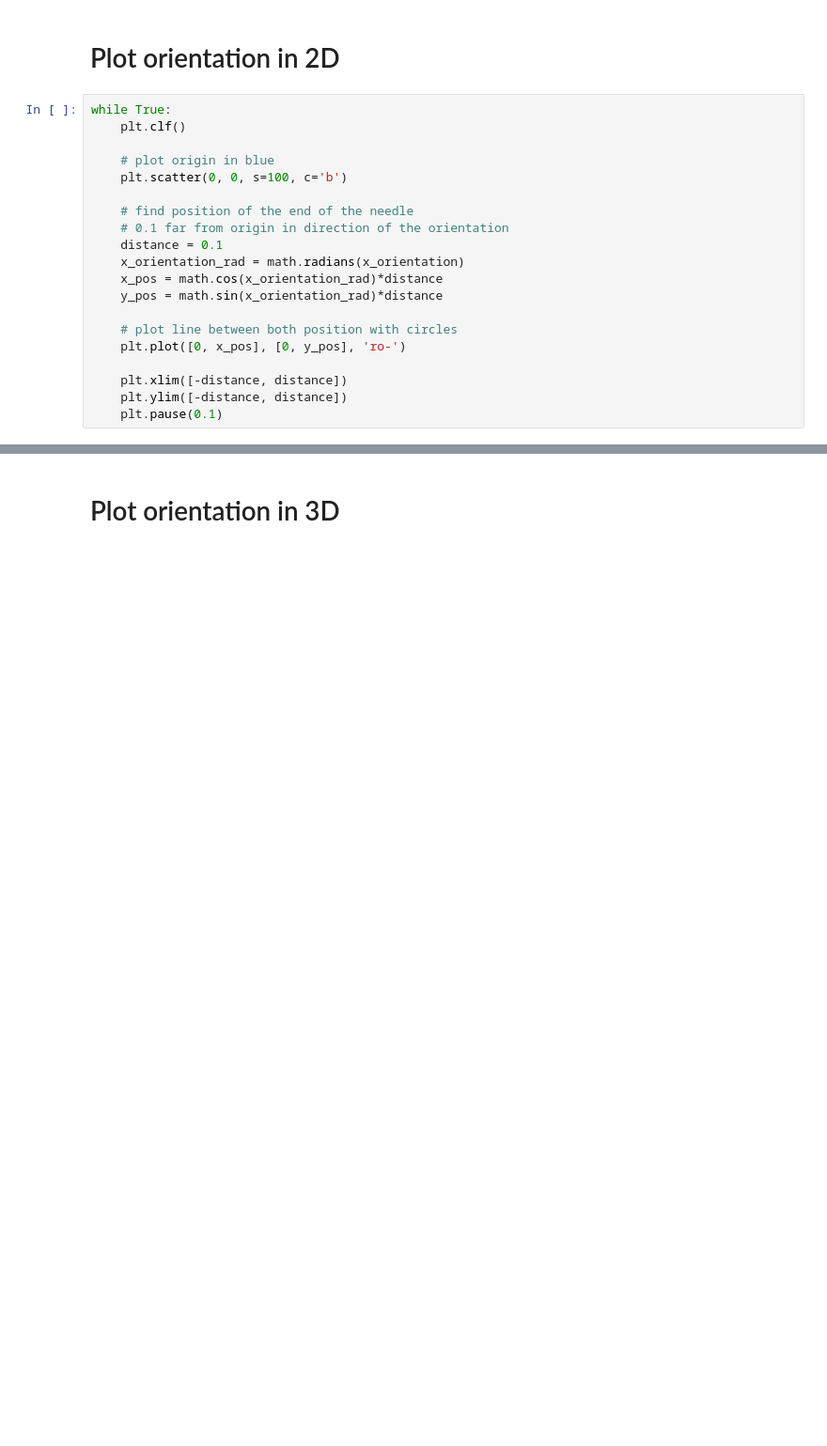
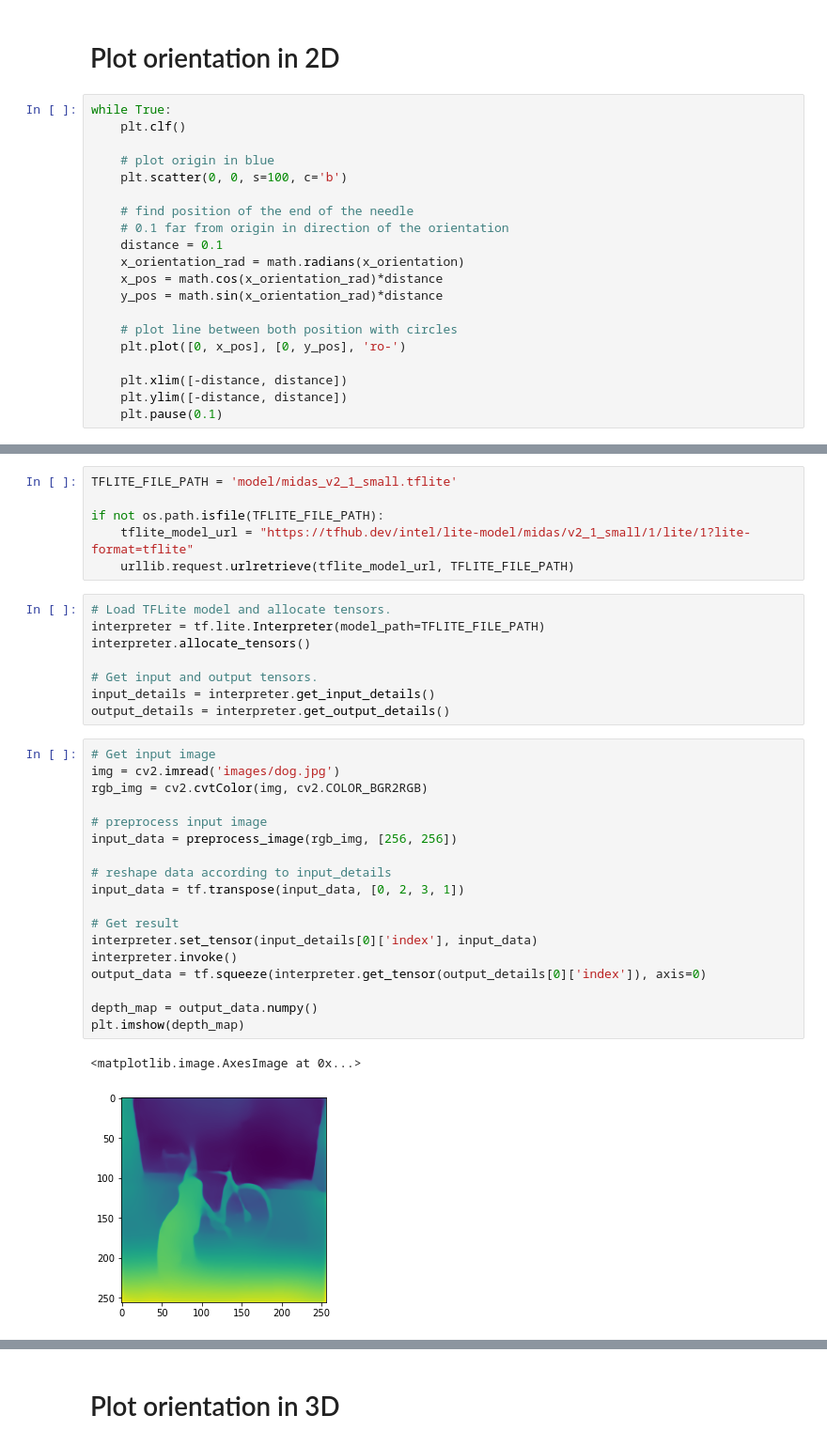
Before and after one commit to Apiquet/DepthEstimationAnd3dMapping, a Jupyter notebook: depth_projection_wrt_imu.ipynb, the cells around one changed output, grey strips where cells are left out. Shown at 94% size. Drawn from its saved outputs; the diff is of its cells as text; blank space fills up the shorter version.

```diff
--- a/depth_projection_wrt_imu.ipynb
+++ b/depth_projection_wrt_imu.ipynb
@@ -90,0 +102,35 @@ while True:
+# %%
+TFLITE_FILE_PATH = 'model/midas_v2_1_small.tflite'
+
+if not os.path.isfile(TFLITE_FILE_PATH):
+    tflite_model_url = "https://tfhub.dev/intel/lite-model/midas/v2_1_small/1/lite/1?lite-format=tflite"
+    urllib.request.urlretrieve(tflite_model_url, TFLITE_FILE_PATH)
+# %%
+# Load TFLite model and allocate tensors.
+interpreter = tf.lite.Interpreter(model_path=TFLITE_FILE_PATH)
+interpreter.allocate_tensors()
+
+# Get input and output tensors.
+input_details = interpreter.get_input_details()
+output_details = interpreter.get_output_details()
+# %%
+# Get input image
+img = cv2.imread('images/dog.jpg')
+rgb_img = cv2.cvtColor(img, cv2.COLOR_BGR2RGB)
+
+# preprocess input image
+input_data = preprocess_image(rgb_img, [256, 256])
+
+# reshape data according to input_details
+input_data = tf.transpose(input_data, [0, 2, 3, 1])
+
+# Get result
+interpreter.set_tensor(input_details[0]['index'], input_data)
+interpreter.invoke()
+output_data = tf.squeeze(interpreter.get_tensor(output_details[0]['index']), axis=0)
+
+depth_map = output_data.numpy()
+plt.imshow(depth_map)
+# %% [output]
+<matplotlib.image.AxesImage at 0x...>
+[figure, added]
```
Also changed, not shown: parts of 10 cells of this notebook.
